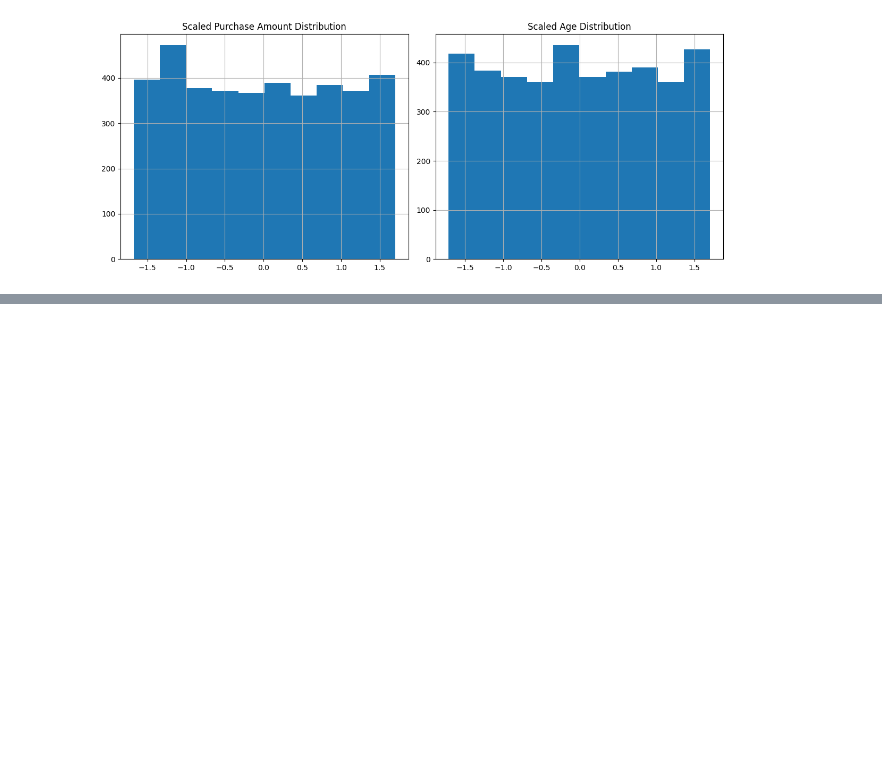
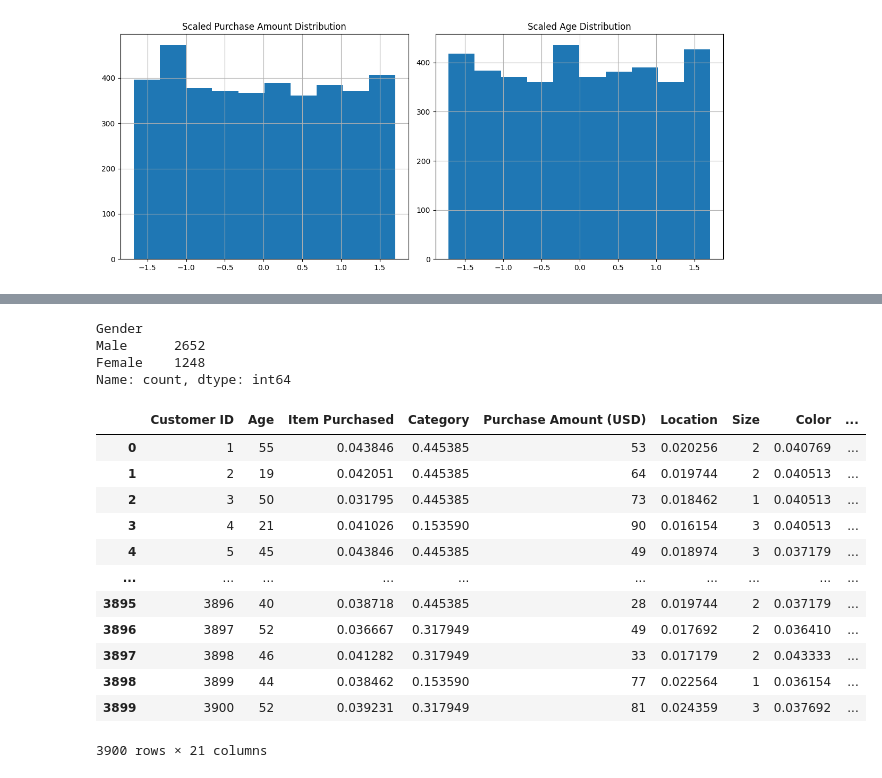
Before and after one commit to Samarth-Pawan/Data-Mining_Customer-Shopping-Trends, a Jupyter notebook: Data_Mining/data_preproc.ipynb, the cells around one changed output, grey strips where cells are left out. Saved outputs shown, nothing was run; the diff lists cells and outputs as text; code cells hidden in the pictures; blank space fills up the shorter version.

```diff
--- a/Data_Mining/data_preproc.ipynb
+++ b/Data_Mining/data_preproc.ipynb
@@ -512,0 +430,62 @@ processed_data_df
+# %%
+df["Gender"].value_counts()
+# %% [output]
+Gender
+Male      2652
+Female    1248
+Name: count, dtype: int64
+# %%
+from sklearn.preprocessing import LabelEncoder
+# Define high vs low cardinality threshold
+high_cardinality = 3
+
+# List of categorical features to encode
+categorical_cols = ['Gender', 'Item Purchased', 'Category', 'Location', 'Size',
+                    'Color', 'Season', 'Subscription Status', 'Payment Method',
+                    'Shipping Type', 'Preferred Payment Method',
+                    'Frequency of Purchases',  'age_group']
+
+# Frequency encoding as the cardinality is high
+for col in categorical_cols:
+    if df[col].nunique() > high_cardinality:
+        df[col] = df[col].map(df[col].value_counts()/len(df))
+
+
+
+
+
+df = pd.get_dummies(df, columns=["Gender"])
+
+for col in ['Gender_Male', 'Gender_Female']:
+    df[col] = df[col].astype(int)
+
+# Label Encoding the size as there is a natural order
+
+
+# Create LabelEncoder object
+le = LabelEncoder()
+
+# Fit and transform Size column
+df['Size'] = le.fit_transform(df['Size'])
+
+
+# Discount, Promo code and subscription status are mapped as they are binary
+df['Discount Applied'] = df['Discount Applied'].map({'Yes':1, 'No':0})
+df['Promo Code Used'] = df['Promo Code Used'].map({'Yes':1, 'No':0})
+df['Subscription Status'] = df['Subscription Status'].map({'Yes':1, 'No':0})
+
+df
+# %% [output]
+|  | Customer ID | Age | Item Purchased | Category | Purchase Amount (USD) | Location | Size | Color | ... |
+| 0 | 1 | 55 | 0.043846 | 0.445385 | 53 | 0.020256 | 2 | 0.040769 | ... |
+| 1 | 2 | 19 | 0.042051 | 0.445385 | 64 | 0.019744 | 2 | 0.040513 | ... |
+| 2 | 3 | 50 | 0.031795 | 0.445385 | 73 | 0.018462 | 1 | 0.040513 | ... |
+| 3 | 4 | 21 | 0.041026 | 0.153590 | 90 | 0.016154 | 3 | 0.040513 | ... |
+| 4 | 5 | 45 | 0.043846 | 0.445385 | 49 | 0.018974 | 3 | 0.037179 | ... |
+| ... | ... | ... | ... | ... | ... | ... | ... | ... | ... |
+| 3895 | 3896 | 40 | 0.038718 | 0.445385 | 28 | 0.019744 | 2 | 0.037179 | ... |
+| 3896 | 3897 | 52 | 0.036667 | 0.317949 | 49 | 0.017692 | 2 | 0.036410 | ... |
+| 3897 | 3898 | 46 | 0.041282 | 0.317949 | 33 | 0.017179 | 2 | 0.043333 | ... |
+| 3898 | 3899 | 44 | 0.038462 | 0.153590 | 77 | 0.022564 | 1 | 0.036154 | ... |
+| 3899 | 3900 | 52 | 0.039231 | 0.317949 | 81 | 0.024359 | 3 | 0.037692 | ... |
+3900 rows × 21 columns
```
Also changed, not shown: parts of 13 cells of this notebook, 1 other file.
